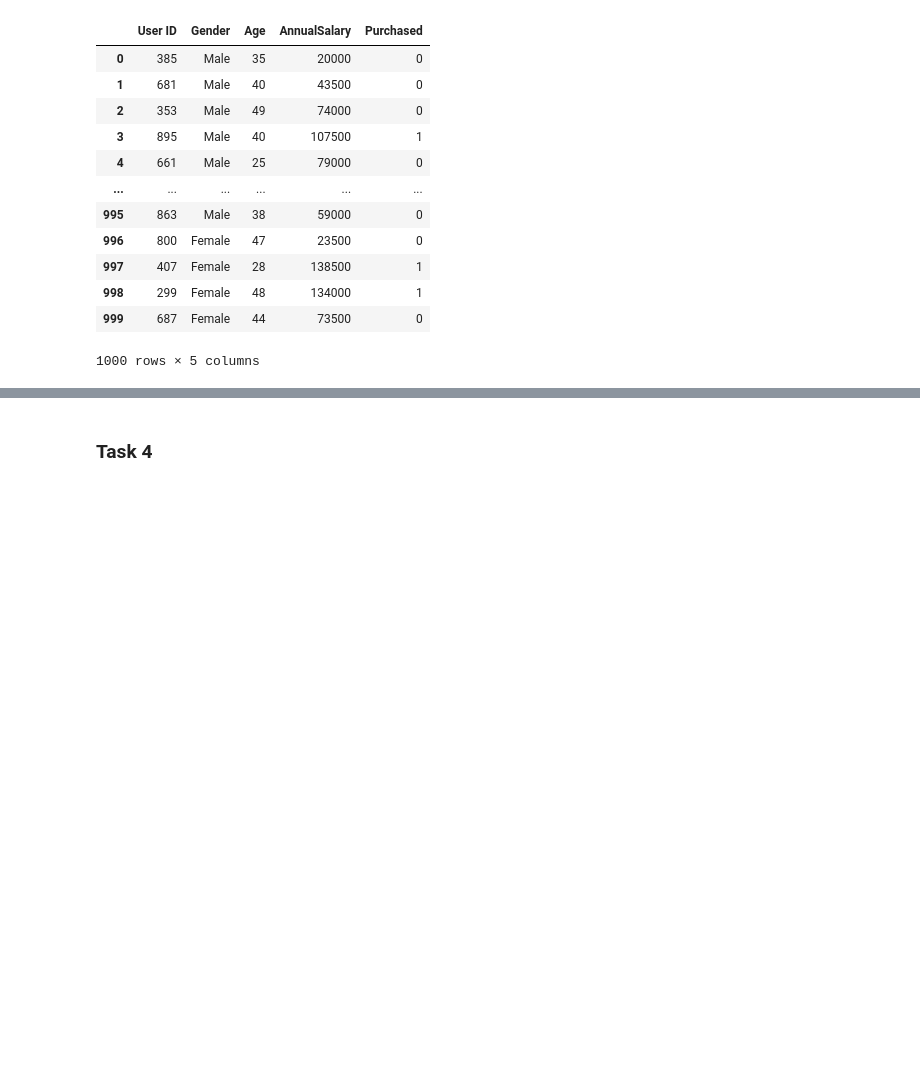
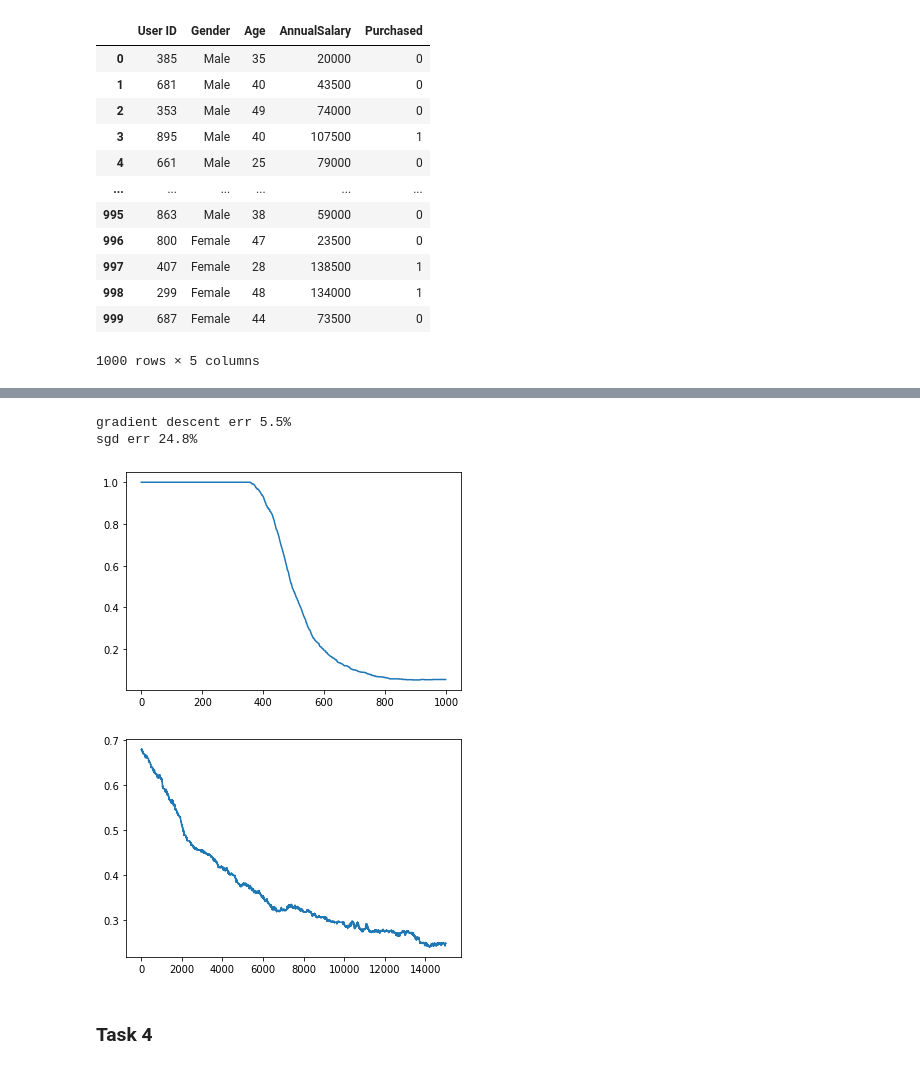
Before and after one commit to siddha20/CSCI4962, a Jupyter notebook: Homeworks/homework1/homework1.ipynb, the cells around one changed output, grey strips where cells are left out. Saved outputs shown, nothing was run; the diff lists cells and outputs as text; code cells hidden in the pictures; blank space fills up the shorter version.

```diff
--- a/Homeworks/homework1/homework1.ipynb
+++ b/Homeworks/homework1/homework1.ipynb
@@ -73,2 +122,14 @@ wide range.
+# %%
+plt.figure(3)
+plt.plot(err)
+print("gradient descent err {}%".format(err[-1]*100))
+plt.figure(4)
+plt.plot(sgd_err)
+print("sgd err {}%".format(sgd_err[-1]*100))
+# %% [output]
+gradient descent err 5.5%
+sgd err 24.8%
+[figure, added]
+[figure, added]
 # %% [markdown]
 ### Task 4
```
Also changed, not shown: parts of 7 cells of this notebook.
